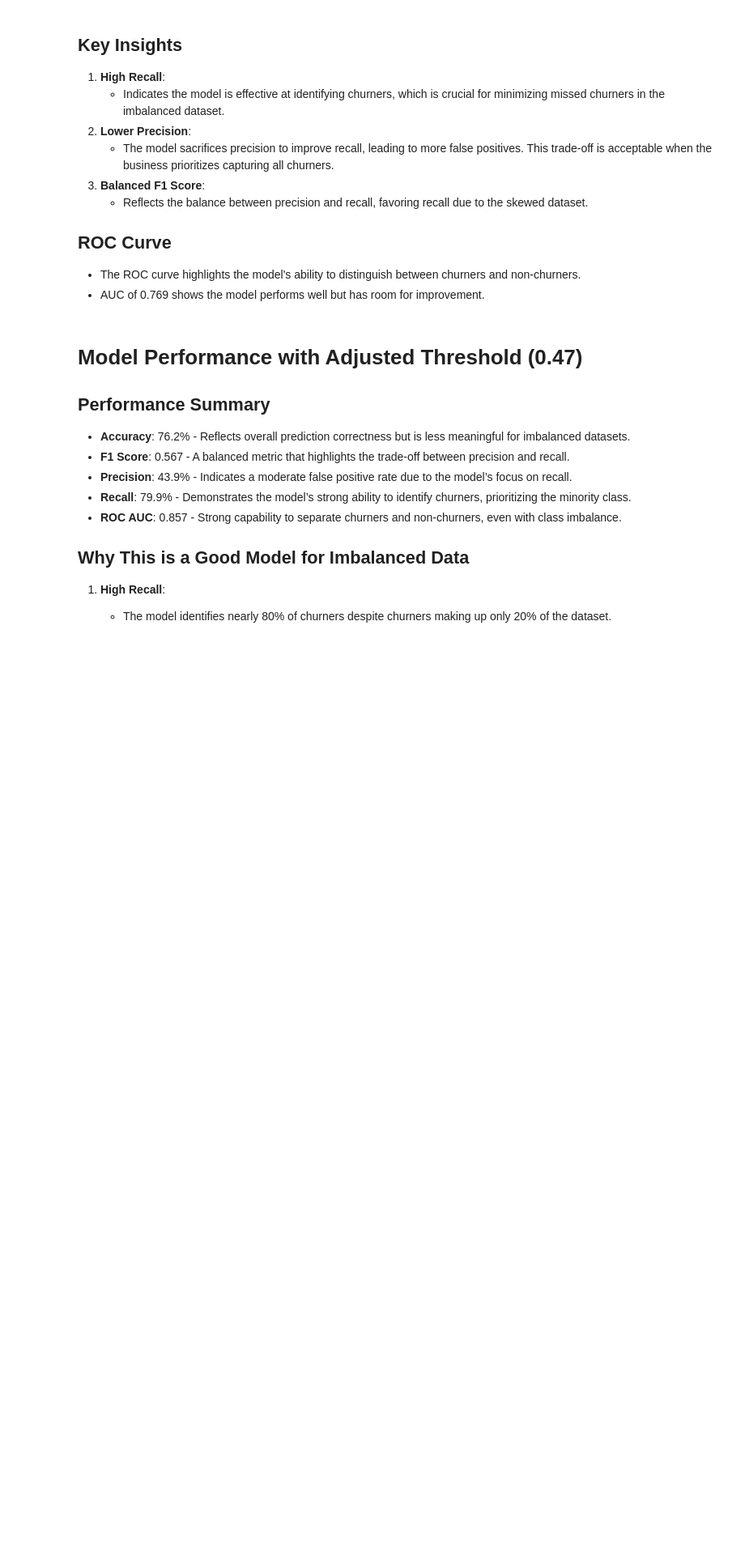
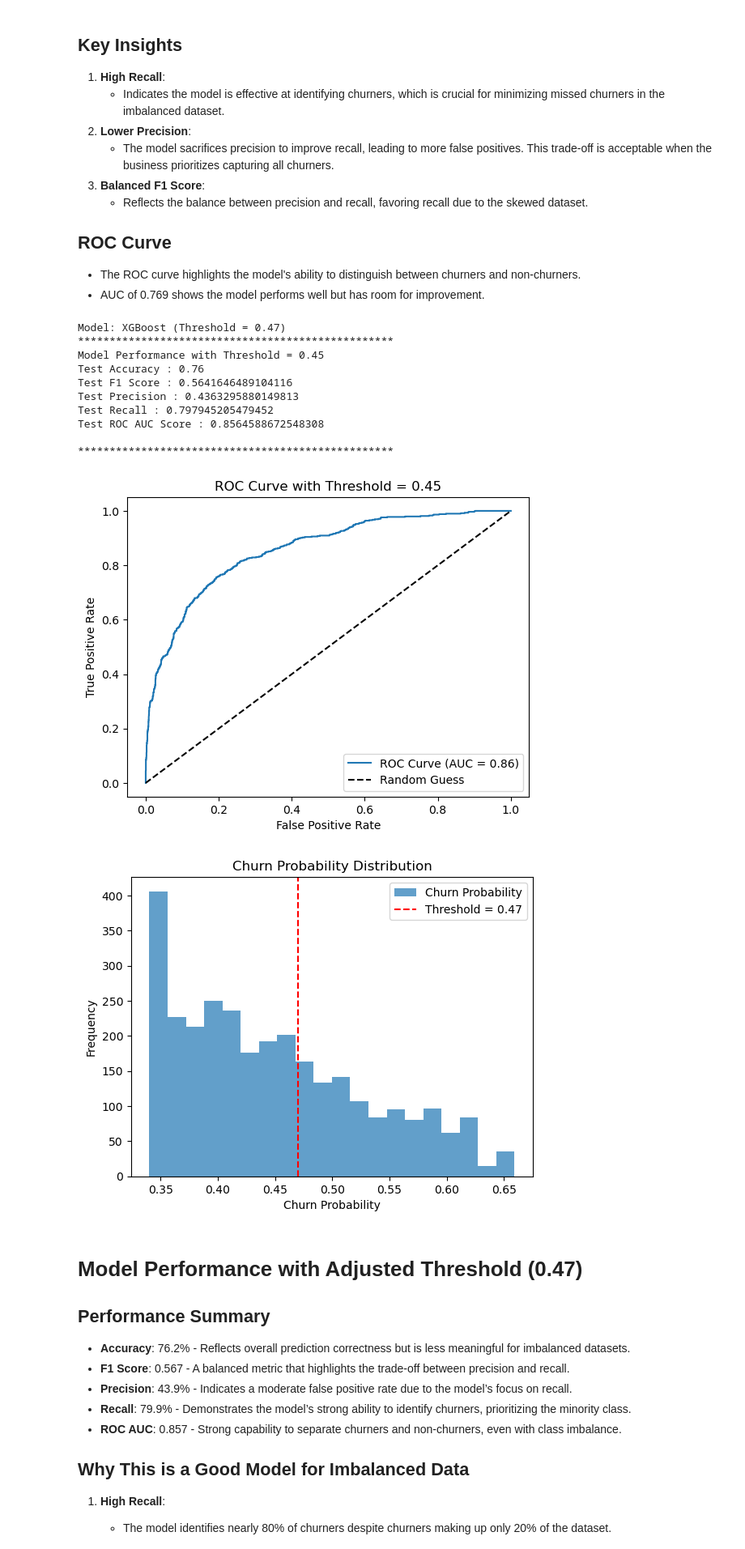
Before and after one commit to harishbalajib/Churn_prediction, a Jupyter notebook: churn_prediction.ipynb, the cells around one changed output. Shown at 81% size. Cells and saved outputs as stored; diff of their text form; code cells hidden in the pictures; blank space fills up the shorter version.

```diff
--- a/churn_prediction.ipynb
+++ b/churn_prediction.ipynb
@@ -1085,34 +1371,47 @@ threshold = 0.47
 y_test_pred_threshold = (y_test_proba >= threshold).astype(int)
 
 XGB_model_accuracy = accuracy_score(y_test, y_test_pred_threshold)
 XGB_model_f1 = f1_score(y_test, y_test_pred_threshold)
 XGB_model_precision = precision_score(y_test, y_test_pred_threshold)
 XGB_model_recall = recall_score(y_test, y_test_pred_threshold)
 XGB_model_rocauc_score = roc_auc_score(y_test, y_test_proba)
 print(f"Model: XGBoost (Threshold = {threshold})")
 print("**************************************************")
 print("Model Performance with Threshold = 0.45")
 print(f"Test Accuracy : {XGB_model_accuracy}")
 print(f"Test F1 Score : {XGB_model_f1}")
 print(f"Test Precision : {XGB_model_precision}")
 print(f"Test Recall : {XGB_model_recall}")
 print(f"Test ROC AUC Score : {XGB_model_rocauc_score}\n")
 print("**************************************************")
 fpr, tpr, _ = roc_curve(y_test, y_test_proba)
 plt.plot(fpr, tpr, label=f"ROC Curve (AUC = {XGB_model_rocauc_score:.2f})")
 plt.plot([0, 1], [0, 1], 'k--', label="Random Guess")
 plt.title("ROC Curve with Threshold = 0.45")
 plt.xlabel("False Positive Rate")
 plt.ylabel("True Positive Rate")
 plt.legend()
 plt.show()
-l='Churn Probability')
+plt.hist(y_test_proba, bins=20, alpha=0.7, label='Churn Probability')
 plt.axvline(x=threshold, color='r', linestyle='--', label=f"Threshold = {threshold}")
 plt.title("Churn Probability Distribution")
 plt.xlabel("Churn Probability")
 plt.ylabel("Frequency")
 plt.legend()
 plt.show()
+# %% [output]
+Model: XGBoost (Threshold = 0.47)
+**************************************************
+Model Performance with Threshold = 0.45
+Test Accuracy : 0.76
+Test F1 Score : 0.5641646489104116
+Test Precision : 0.4363295880149813
+Test Recall : 0.797945205479452
+Test ROC AUC Score : 0.8564588672548308
+
+**************************************************
+[figure, added]
+[figure, added]
 # %% [markdown]
 # <h1>Model Performance with Adjusted Threshold (0.47)</h1>
 
```
Also changed, not shown: parts of 31 cells of this notebook.
